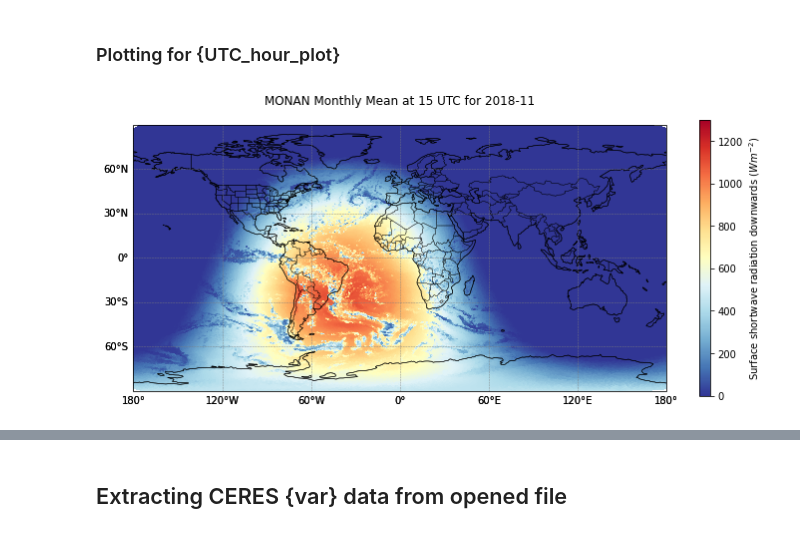
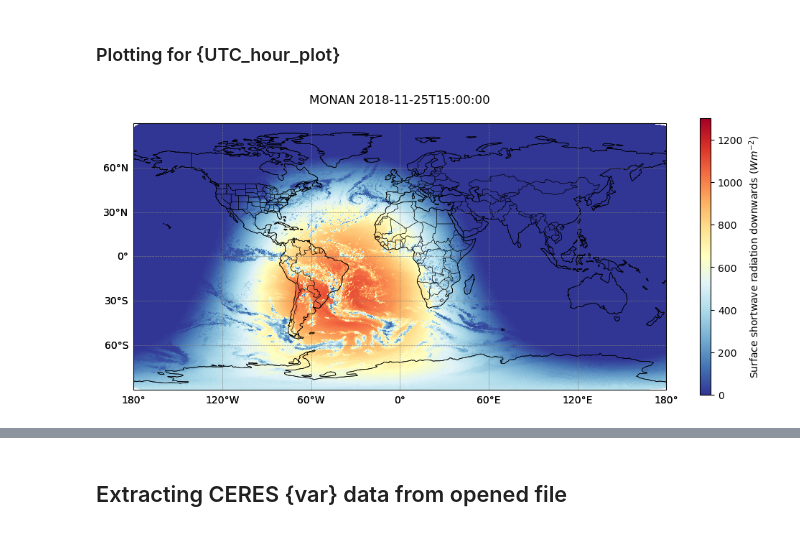
Before and after one commit to msgacita/scripts_download_process_plot, a Jupyter notebook: radiation/rad_bias_by_windows.ipynb, the cells around one changed output, grey strips where cells are left out. Cells and saved outputs as stored; diff of their text form; code cells hidden in the pictures.

```diff
--- a/radiation/rad_bias_by_windows.ipynb
+++ b/radiation/rad_bias_by_windows.ipynb
@@ -22,7 +22,7 @@ month_abbr = datetime.datetime.strptime(month, "%m").strftime("%b")
 
 base_dir='/pesq/dados/monan/users/madeleine.gacita/global_data/'
 # %%
-rad_var_dict={
+var_dict={
     "ISR": {
         "era5_name" : "ssrd",
         "era5_longname" :"surface_solar_radiation_downwards",
@@ -182,20 +182,36 @@ target_lon = -60.0
 monan_dir="/pesq/dados/monan/users/lianet.hernandez/global_clm_2018-2019/CTRL/derived_data/"
 
 # monan_diag=f"MONAN_DIAG_G_MOD_GFS_2018111500_{year}{month}{day}{hour}.00.00.x655362L55.nc"
-monan_file=f'{monan_dir}/{month_abbr}{year}_hourly_{rad_var_dict[var]["monan_name"]}.nc'
+monan_file_rad=f'{monan_dir}/{month_abbr}{year}_hourly_{var_dict[var]["monan_name"]}.nc'
 
-monan_path = Path(monan_file)
+monan_path_rad = Path(monan_file_rad)
 
-ds_monan = xr.open_dataset(monan_path, engine="h5netcdf")
+ds_monan_rad = xr.open_dataset(monan_path_rad, engine="h5netcdf")
 # Adjusting sign of OLR / OLRC as negative outgoing
 if var=="OLR" or var=="OLRC":
-    ds_monan[rad_var_dict[var]['monan_name']] = 0 - ds_monan[rad_var_dict[var]['monan_name']]
+    ds_monan_rad[var_dict[var]['monan_name']] = 0 - ds_monan_rad[var_dict[var]['monan_name']]
 
 
-monan_lons=ds_monan['lon']
-monan_lats=ds_monan['lat']
+monan_lons=ds_monan_rad['lon']
+monan_lats=ds_monan_rad['lat']
 
-print(ds_monan)
+print(ds_monan_rad)
+
+monan_filep_recipci=f'{monan_dir}/{month_abbr}{year}_hourly_precipci.nc'
+
+monan_path_precipci = Path(monan_file_precipci)
+
+ds_monan_precipci = xr.open_dataset(monan_path_precipci, engine="h5netcdf")
+
+ds_monan_precipci = ds_monan_precipci["precipci"]
+
+monan_file_cldfrac_tot_UPP=f'{monan_dir}/{month_abbr}{year}_hourly_cldfrac_tot_UPP.nc'
+
+monan_path_cldfrac_tot_UPP = Path(monan_file_cldfrac_tot_UPP)
+
+ds_monan_cldfrac_tot_UPP = xr.open_dataset(monan_path_cldfrac_tot_UPP, engine="h5netcdf")
+
+ds_monan_cldfrac_tot_UPP = ds_monan_cldfrac_tot_UPP["cldfrac_tot_UPP"]
 # %% [output]
 <xarray.Dataset> Size: 1GB
 Dimensions:  (Time: 383, nCells: 655362)
@@ -211,8 +227,9 @@ Data variables:
 # %%
 # Create triangulation
 tri = Triangulation(monan_lons, monan_lats)
+my_datetime="2018-11-25T15:00:00"
 
-monan_data_sel_time = ds_monan[rad_var_dict[var]['monan_name']].sel(Time="2018-11-25T15:00:00")
+monan_data_sel_time = ds_monan_rad[var_dict[var]['monan_name']].sel(Time=my_datetime)
 
 
 
@@ -224,42 +241,42 @@ tpc = ax.tripcolor(
     tri, monan_data_sel_time,
     cmap="RdYlBu_r",
     shading="flat",
-    vmin=rad_var_dict[var]['vmin'],
-    vmax=rad_var_dict[var]['vmax']
+    vmin=var_dict[var]['vmin'],
+    vmax=var_dict[var]['vmax']
     )
-plt.colorbar(tpc, label= f"{rad_var_dict[var]['label']} (${rad_var_dict[var]['unit']}$)", shrink= 0.5, aspect = 25, pad = 0.05)
+plt.colorbar(tpc, label= f"{var_dict[var]['label']} (${var_dict[var]['unit']}$)", shrink= 0.5, aspect = 25, pad = 0.05)
 
 # Add geographic features
 ax.coastlines(linewidth=0.5)
 ax.add_feature(cfeature.BORDERS, linewidth=0.3)
 ax.add_feature(cfeature.STATES, linewidth=0.2)
 
 # Add gridlines with labels
 gl = ax.gridlines(draw_labels=True, linewidth=0.5, color='gray', alpha=0.5, linestyle='--')
 gl.top_labels = False
 gl.right_labels = False
 gl.xlabel_style = {'size': 10}
 gl.ylabel_style = {'size': 10}
 
-ax.set_title(f"MONAN Monthly Mean at {UTC_hour_plot} UTC for {year}-{month}", fontsize=12, pad=20)
+ax.set_title(f"MONAN {my_datetime}", fontsize=12, pad=20)
 
 # Add geographic features
 ax.coastlines(linewidth=0.5)
 ax.add_feature(cfeature.BORDERS, linewidth=0.3)
 ax.add_feature(cfeature.STATES, linewidth=0.2)
 
 # Add gridlines with labels
 gl = ax.gridlines(draw_labels=True, linewidth=0.5, color='gray', alpha=0.5, linestyle='--')
 gl.top_labels = False
 gl.right_labels = False
 gl.xlabel_style = {'size': 10}
 gl.ylabel_style = {'size': 10}
 
 plt.tight_layout()
 # out_png = f"{fig_path}/MONAN_{var}_{year}_{month}_{UTC_hour_plot}.png"
 # plt.savefig(out_png, dpi=150, bbox_inches='tight')
 plt.show()
 
 # print(f"Saved plot to: {out_png}")
 # %% [output]
-[figure, old version]
+[figure, new version]
```
Also changed, not shown: parts of 12 cells of this notebook, 7 other files.
